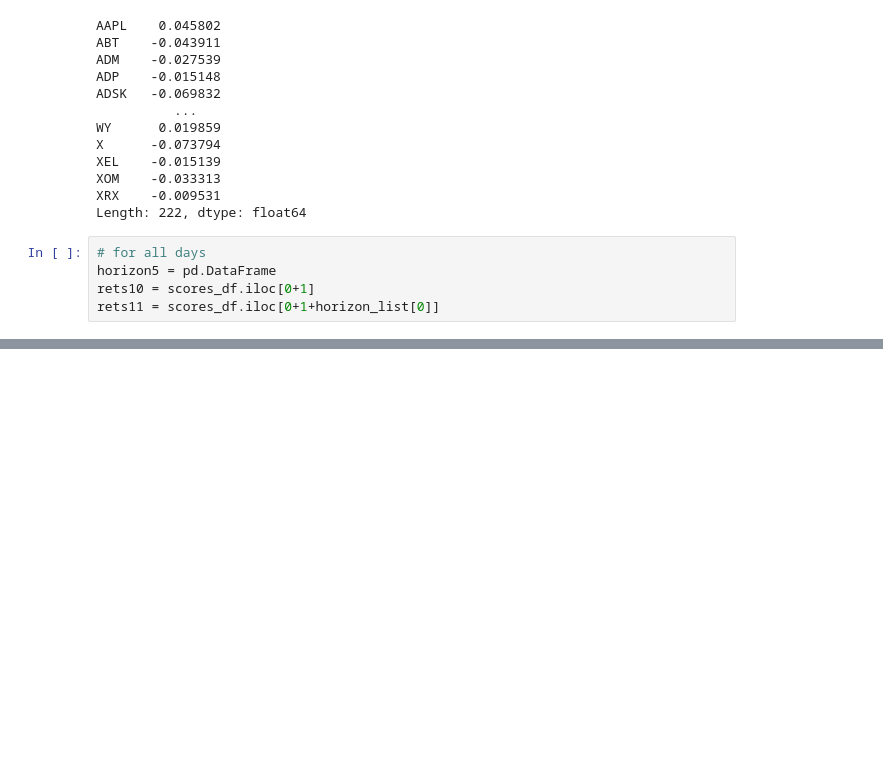
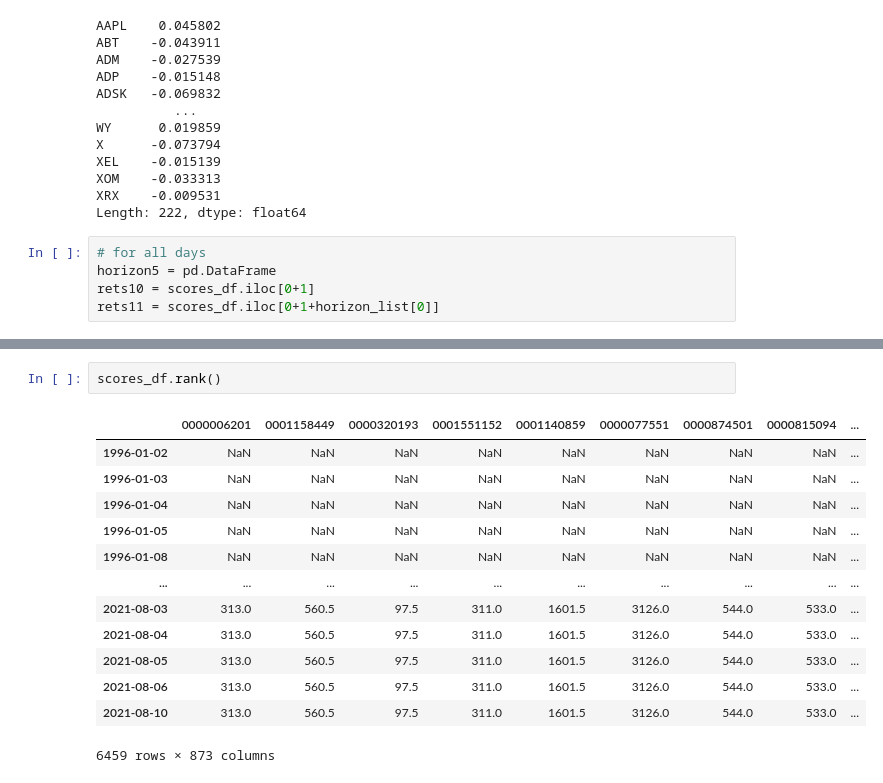
Before and after one commit to lkrenn/SP500_NLP_Project, a Jupyter notebook: Step3-Portfolio_Construction/1-Cosine_Similarity.ipynb, the cells around one changed output, grey strips where cells are left out. Drawn from its saved outputs; the diff is of its cells as text; blank space fills up the shorter version.

```diff
--- a/Step3-Portfolio_Construction/1-Cosine_Similarity.ipynb
+++ b/Step3-Portfolio_Construction/1-Cosine_Similarity.ipynb
@@ -348,2 +403,18 @@ rets11 = scores_df.iloc[0+1+horizon_list[0]]
+# %%
+scores_df.rank()
+# %% [output]
+|  | 0000006201 | 0001158449 | 0000320193 | 0001551152 | 0001140859 | 0000077551 | 0000874501 | 0000815094 | ... |
+| 1996-01-02 | NaN | NaN | NaN | NaN | NaN | NaN | NaN | NaN | ... |
+| 1996-01-03 | NaN | NaN | NaN | NaN | NaN | NaN | NaN | NaN | ... |
+| 1996-01-04 | NaN | NaN | NaN | NaN | NaN | NaN | NaN | NaN | ... |
+| 1996-01-05 | NaN | NaN | NaN | NaN | NaN | NaN | NaN | NaN | ... |
+| 1996-01-08 | NaN | NaN | NaN | NaN | NaN | NaN | NaN | NaN | ... |
+| ... | ... | ... | ... | ... | ... | ... | ... | ... | ... |
+| 2021-08-03 | 313.0 | 560.5 | 97.5 | 311.0 | 1601.5 | 3126.0 | 544.0 | 533.0 | ... |
+| 2021-08-04 | 313.0 | 560.5 | 97.5 | 311.0 | 1601.5 | 3126.0 | 544.0 | 533.0 | ... |
+| 2021-08-05 | 313.0 | 560.5 | 97.5 | 311.0 | 1601.5 | 3126.0 | 544.0 | 533.0 | ... |
+| 2021-08-06 | 313.0 | 560.5 | 97.5 | 311.0 | 1601.5 | 3126.0 | 544.0 | 533.0 | ... |
+| 2021-08-10 | 313.0 | 560.5 | 97.5 | 311.0 | 1601.5 | 3126.0 | 544.0 | 533.0 | ... |
+6459 rows × 873 columns
 # %%
 # Verify approx 5-6%
```
Also changed, not shown: parts of 28 cells of this notebook, 2 other files.
